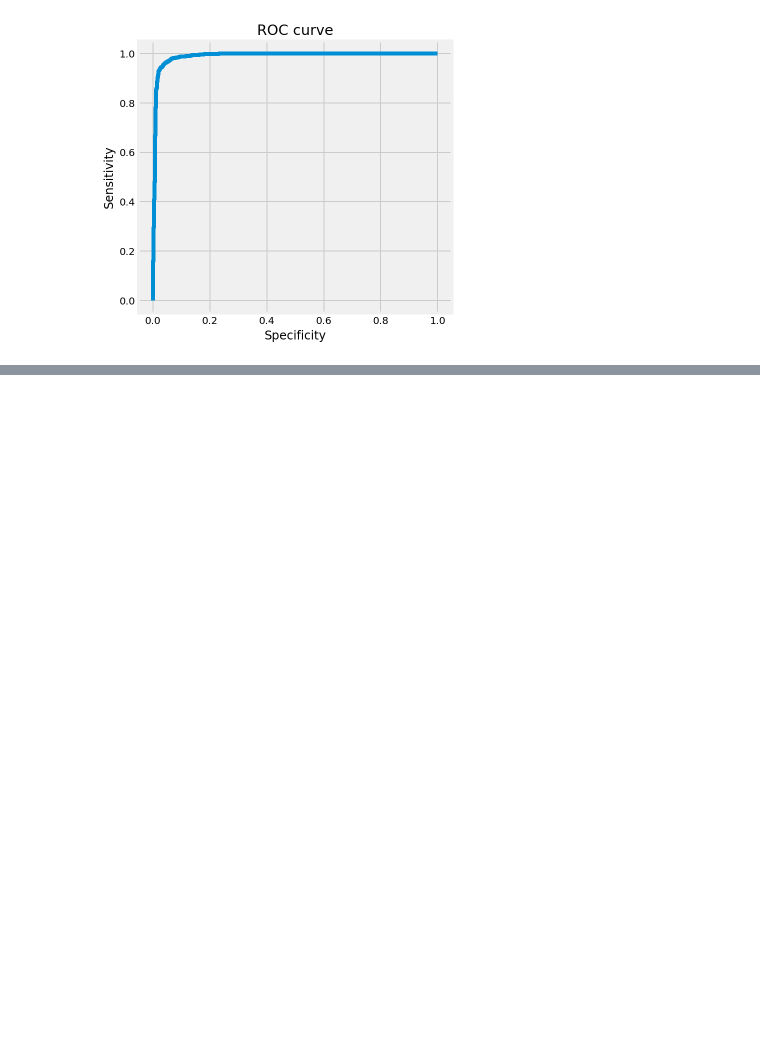
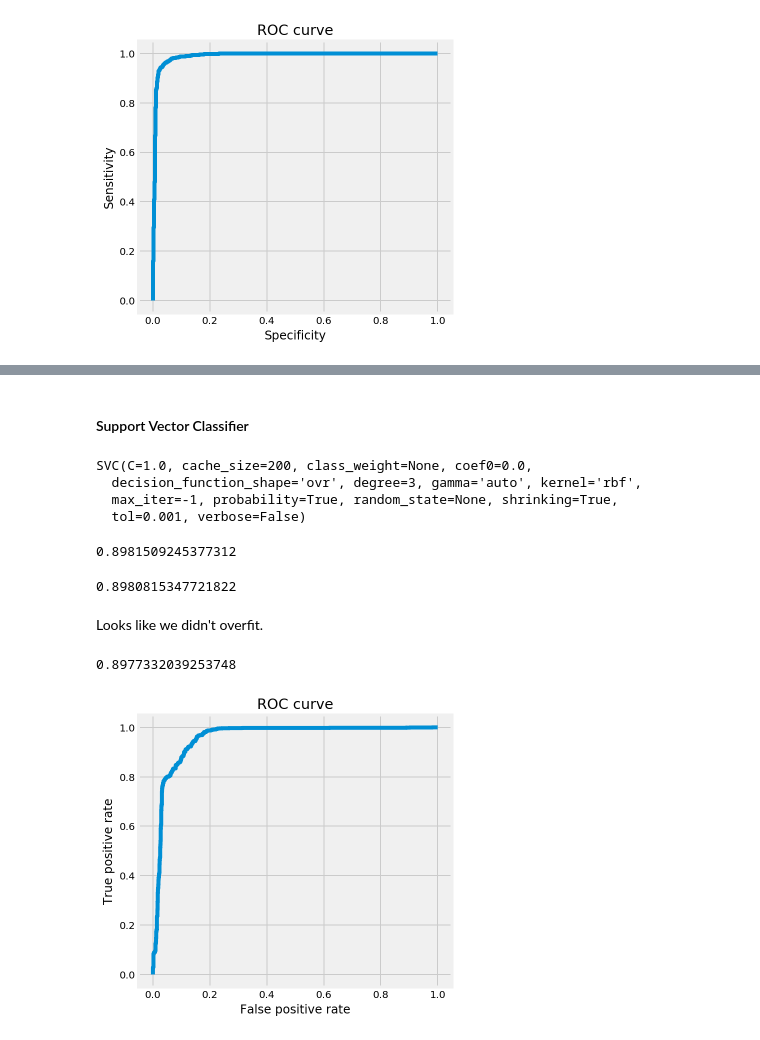
Before and after one commit to jphampton/west-nile, a Jupyter notebook: Models.ipynb, the cells around one changed output, grey strips where cells are left out. Cells and saved outputs as stored; diff of their text form; code cells hidden in the pictures; blank space fills up the shorter version.

```diff
--- a/Models.ipynb
+++ b/Models.ipynb
@@ -239,0 +321,5 @@ plt.title('ROC curve');
+# %% [markdown]
+#### Support Vector Classifier
+# %%
+# Make a train-test split
+X_train, X_test, y_train, y_test = train_test_split(X_res, y_res)
@@ -239,0 +331,42 @@ plt.title('ROC curve');
+# %%
+# fit an untuned model
+sv = SVC(probability=True, C=1.0)
+sv.fit(X_train, y_train)
+# %% [output]
+SVC(C=1.0, cache_size=200, class_weight=None, coef0=0.0,
+  decision_function_shape='ovr', degree=3, gamma='auto', kernel='rbf',
+  max_iter=-1, probability=True, random_state=None, shrinking=True,
+  tol=0.001, verbose=False)
+# %%
+# Check accuracy on training data
+sv.score(X_train, y_train)
+# %% [output]
+0.8981509245377312
+# %%
+# Check accuracy on test data
+sv.score(X_test, y_test)
+# %% [output]
+0.8980815347721822
+# %% [markdown]
+Looks like we didn't overfit.
+# %%
+# Make predictions and check RoC score
+y_hat = sv.predict(X_test)
+
+metrics.roc_auc_score(y_test, y_hat)
+# %% [output]
+0.8977332039253748
+# %%
+# RoC Plot
+y_probs = sv.predict_proba(X_test)[:, 1]
+fpr, tpr, thresholds = metrics.roc_curve(y_test, y_probs)
+
+fig = plt.figure(figsize = (5,5))
+plt.plot(fpr, tpr)
+
+# Labels
+plt.xlabel('False positive rate')
+plt.ylabel('True positive rate')
+plt.title('ROC curve');
+# %% [output]
+[figure, added]
```
Also changed, not shown: parts of 20 cells of this notebook, 1 other file.
